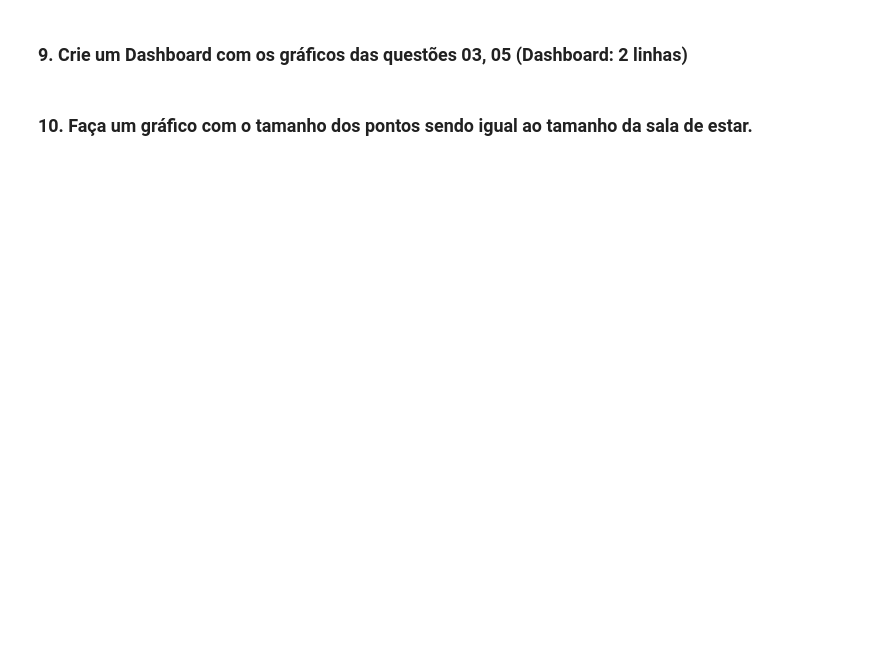
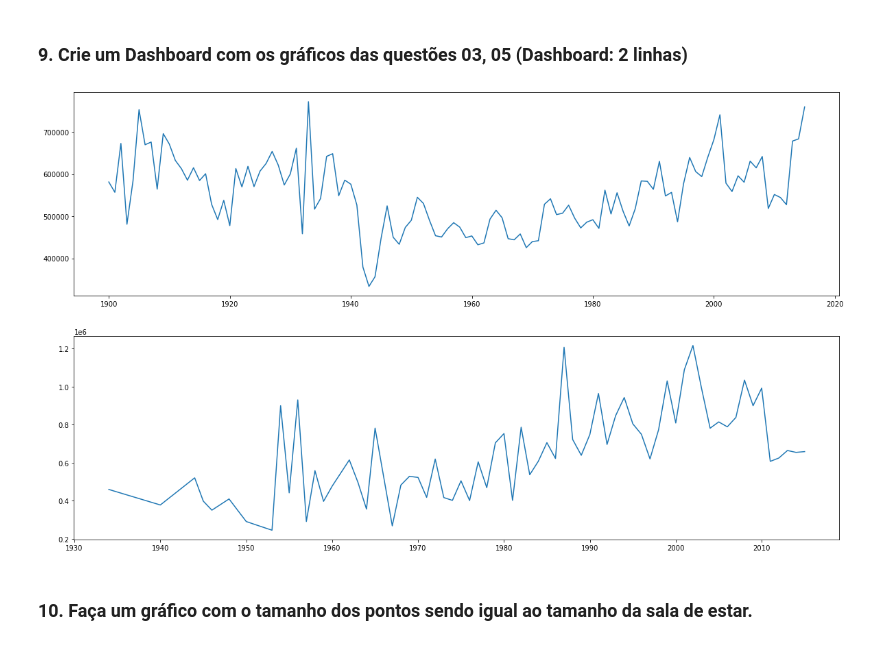
Before and after one commit to AndreAyryloon/HR_Company, a Jupyter notebook: Perguntas_de_negocio_3.ipynb, the cells around one changed output. Saved outputs shown, nothing was run; the diff lists cells and outputs as text; code cells hidden in the pictures; blank space fills up the shorter version.

```diff
--- a/Perguntas_de_negocio_3.ipynb
+++ b/Perguntas_de_negocio_3.ipynb
@@ -102,4 +164,23 @@ by_year = df[['price', 'yr_built']].groupby('yr_built').mean().reset_index()
 # %% [markdown]
 ### 9. Crie um Dashboard com os gráficos das questões 03, 05 (Dashboard: 2 linhas)
+# %%
+fig = plt.figure(figsize=(20, 12))
+specs = gridspec.GridSpec(ncols=2, nrows=2, figure=fig)
+
+ax1 = fig.add_subplot(specs[0, :]) #First row
+ax2 = fig.add_subplot(specs[1, :]) #Second row
+
+
+#Grafico 3
+by_year = df[['price', 'yr_built']].groupby('yr_built').mean().reset_index()
+ax1.plot(by_year['yr_built'], by_year['price'])
+
+
+#Grafico 5
+novo_df = df[df['yr_renovated'] >= 1930]
+by_renovated = novo_df[['price', 'yr_renovated']].groupby('yr_renovated').mean().reset_index()
+ax2 = plt.plot(by_renovated['yr_renovated'], by_renovated['price'])
+# %% [output]
+[figure, added]
 # %% [markdown]
 ### 10. Faça um gráfico com o tamanho dos pontos sendo igual ao tamanho da sala de estar.
```
Also changed, not shown: parts of 5 cells of this notebook.
